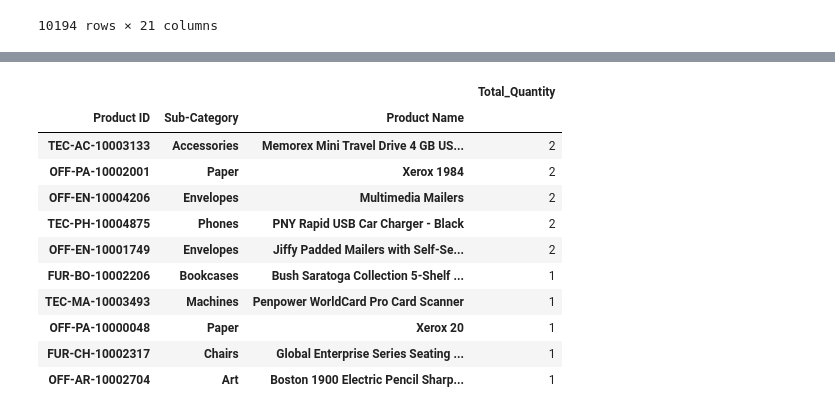
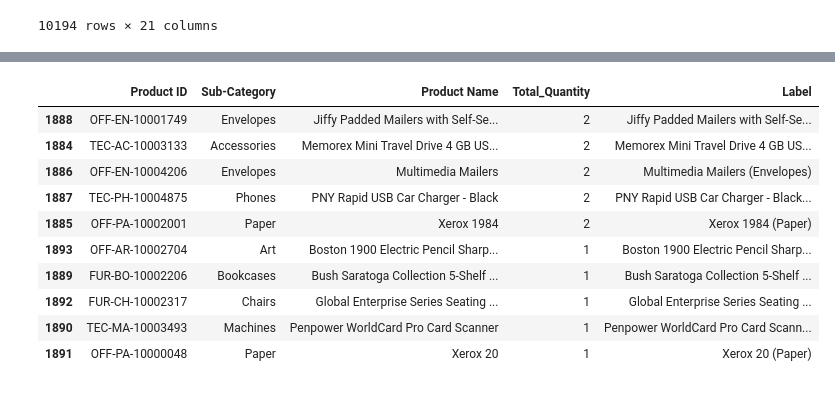
Before and after one commit to leonievera/Superstore_Sales_Analysis, a Jupyter notebook: 06_products.ipynb, the cells around one changed output, grey strips where cells are left out. Drawn from its saved outputs; the diff is of its cells as text; code cells hidden in the pictures.

```diff
--- a/06_products.ipynb
+++ b/06_products.ipynb
@@ -34,5 +34,6 @@ df_count = (df.groupby(['Product ID', 'Sub-Category', 'Product Name'])
     )
     .sort_values('Total_Quantity', ascending=False)
 )
+df_count = df_count.reset_index()
 df_count
 # %% [output]
@@ -69,17 +70,18 @@ df_best_products
 # %%
 df_worst_products = df_count.tail(10)
+df_worst_products = df_worst_products.sort_values(by=['Total_Quantity', 'Product Name'], ascending=[False, True])
+df_worst_products['Label'] = df_worst_products['Product Name'] + ' (' + df_worst_products['Sub-Category'] + ')'
 df_worst_products
 # %% [output]
-|  |  |  | Total_Quantity |
-| Product ID | Sub-Category | Product Name |  |
-| TEC-AC-10003133 | Accessories | Memorex Mini Travel Drive 4 GB US... | 2 |
-| OFF-PA-10002001 | Paper | Xerox 1984 | 2 |
-| OFF-EN-10004206 | Envelopes | Multimedia Mailers | 2 |
-| TEC-PH-10004875 | Phones | PNY Rapid USB Car Charger - Black | 2 |
-| OFF-EN-10001749 | Envelopes | Jiffy Padded Mailers with Self-Se... | 2 |
-| FUR-BO-10002206 | Bookcases | Bush Saratoga Collection 5-Shelf ... | 1 |
-| TEC-MA-10003493 | Machines | Penpower WorldCard Pro Card Scanner | 1 |
-| OFF-PA-10000048 | Paper | Xerox 20 | 1 |
-| FUR-CH-10002317 | Chairs | Global Enterprise Series Seating ... | 1 |
-| OFF-AR-10002704 | Art | Boston 1900 Electric Pencil Sharp... | 1 |
+|  | Product ID | Sub-Category | Product Name | Total_Quantity | Label |
+| 1888 | OFF-EN-10001749 | Envelopes | Jiffy Padded Mailers with Self-Se... | 2 | Jiffy Padded Mailers with Self-Se... |
+| 1884 | TEC-AC-10003133 | Accessories | Memorex Mini Travel Drive 4 GB US... | 2 | Memorex Mini Travel Drive 4 GB US... |
+| 1886 | OFF-EN-10004206 | Envelopes | Multimedia Mailers | 2 | Multimedia Mailers (Envelopes) |
+| 1887 | TEC-PH-10004875 | Phones | PNY Rapid USB Car Charger - Black | 2 | PNY Rapid USB Car Charger - Black... |
+| 1885 | OFF-PA-10002001 | Paper | Xerox 1984 | 2 | Xerox 1984 (Paper) |
+| 1893 | OFF-AR-10002704 | Art | Boston 1900 Electric Pencil Sharp... | 1 | Boston 1900 Electric Pencil Sharp... |
+| 1889 | FUR-BO-10002206 | Bookcases | Bush Saratoga Collection 5-Shelf ... | 1 | Bush Saratoga Collection 5-Shelf ... |
+| 1892 | FUR-CH-10002317 | Chairs | Global Enterprise Series Seating ... | 1 | Global Enterprise Series Seating ... |
+| 1890 | TEC-MA-10003493 | Machines | Penpower WorldCard Pro Card Scanner | 1 | Penpower WorldCard Pro Card Scann... |
+| 1891 | OFF-PA-10000048 | Paper | Xerox 20 | 1 | Xerox 20 (Paper) |
 # %%
```
Also changed, not shown: parts of 3 cells of this notebook, 2 other files.
